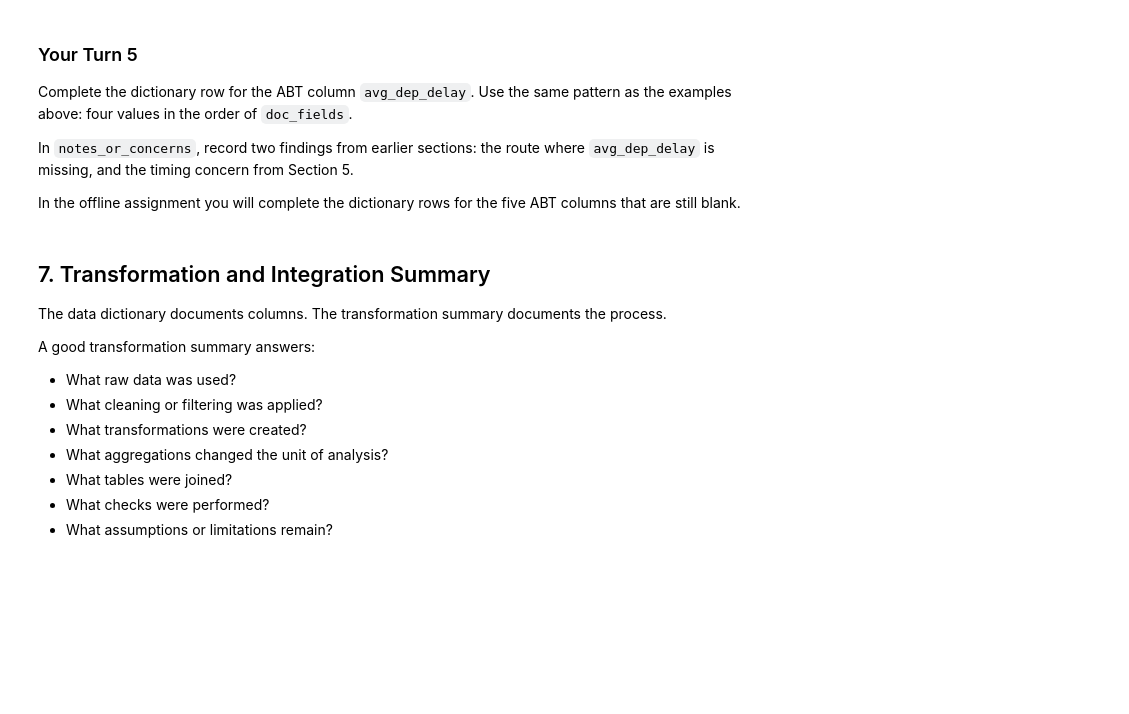
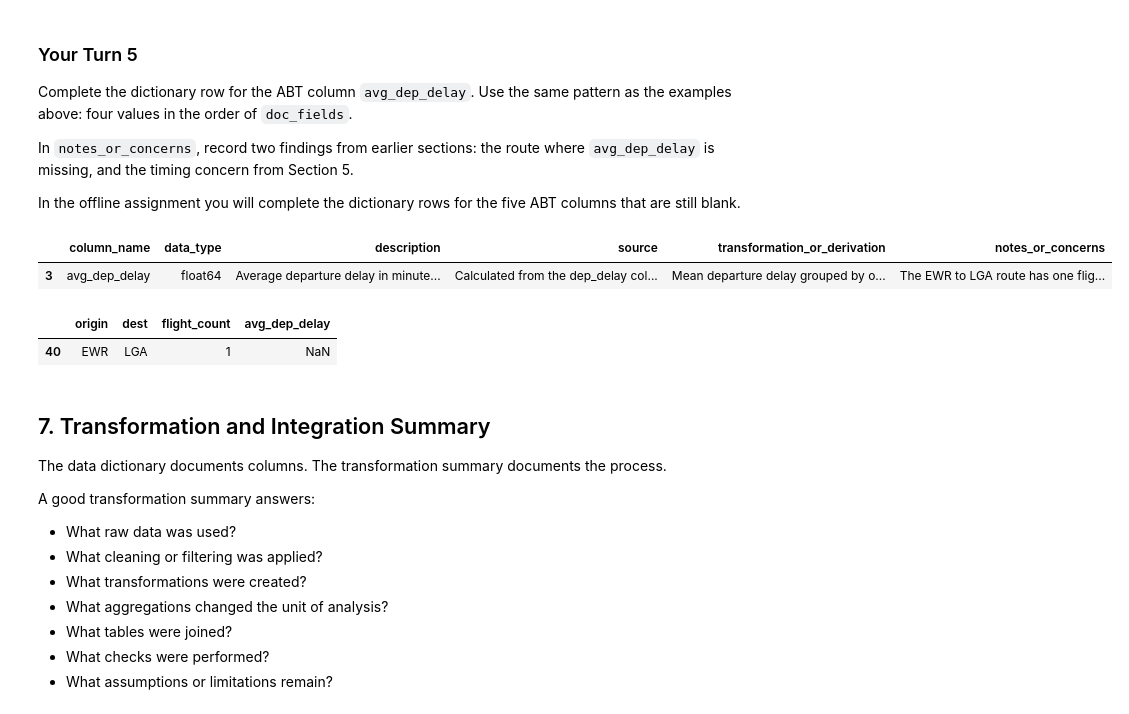
Before and after one commit to LCGillford/ban6003-module11-lyndon-gilford, a Jupyter notebook: notebooks/module11_abt_documentation_guided_lab.ipynb, the cells around one changed output. Drawn from its saved outputs; the diff is of its cells as text; code cells hidden in the pictures; blank space fills up the shorter version.

Commit message:
Complete Module 11 ABT documentation and handoff

```diff
--- a/notebooks/module11_abt_documentation_guided_lab.ipynb
+++ b/notebooks/module11_abt_documentation_guided_lab.ipynb
@@ -392,16 +551,33 @@ In `notes_or_concerns`, record two findings from earlier sections: the route whe
 
 In the offline assignment you will complete the dictionary rows for the five ABT columns that are still blank.
 # %%
-# Your Turn 5 - document the ABT column avg_dep_delay (one dictionary row).
-# Replace the four empty strings, in the order of doc_fields, then run the cell.
+# Your Turn 5
 your_turn_entries = {
-    "avg_dep_delay": ["", "", "", ""],
+    "avg_dep_delay": [
+        "Average departure delay in minutes for flights on each route.",
+        "Calculated from the dep_delay column in the flights dataset.",
+        "Mean departure delay grouped by origin and destination; missing values are excluded.",
+        "The EWR to LGA route has one flight with a missing departure delay. Departure delay is not known before the flight, so using it to predict future delays could cause data leakage."
+    ]
 }
 
 for abt_column, values in your_turn_entries.items():
-    data_dictionary.loc[data_dictionary["column_name"] == abt_column, doc_fields] = values
+    data_dictionary.loc[
+        data_dictionary["column_name"] == abt_column, doc_fields
+    ] = values
 
 data_dictionary[data_dictionary["column_name"] == "avg_dep_delay"]
+# %% [output]
+|  | column_name | data_type | description | source | transformation_or_derivation | notes_or_concerns |
+| 3 | avg_dep_delay | float64 | Average departure delay in minute... | Calculated from the dep_delay col... | Mean departure delay grouped by o... | The EWR to LGA route has one flig... |
+# %%
+route_abt.loc[
+    route_abt["avg_dep_delay"].isna(),
+    ["origin", "dest", "flight_count", "avg_dep_delay"]
+]
+# %% [output]
+|  | origin | dest | flight_count | avg_dep_delay |
+| 40 | EWR | LGA | 1 | NaN |
 # %% [markdown]
 ## 7. Transformation and Integration Summary
 
```
Also changed, not shown: parts of 29 cells of this notebook, 3 other files.
